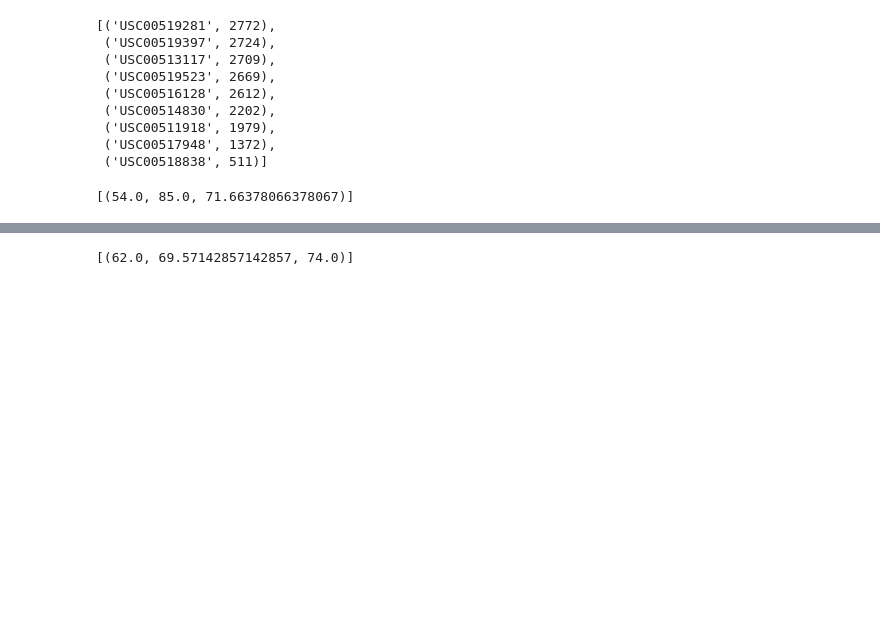
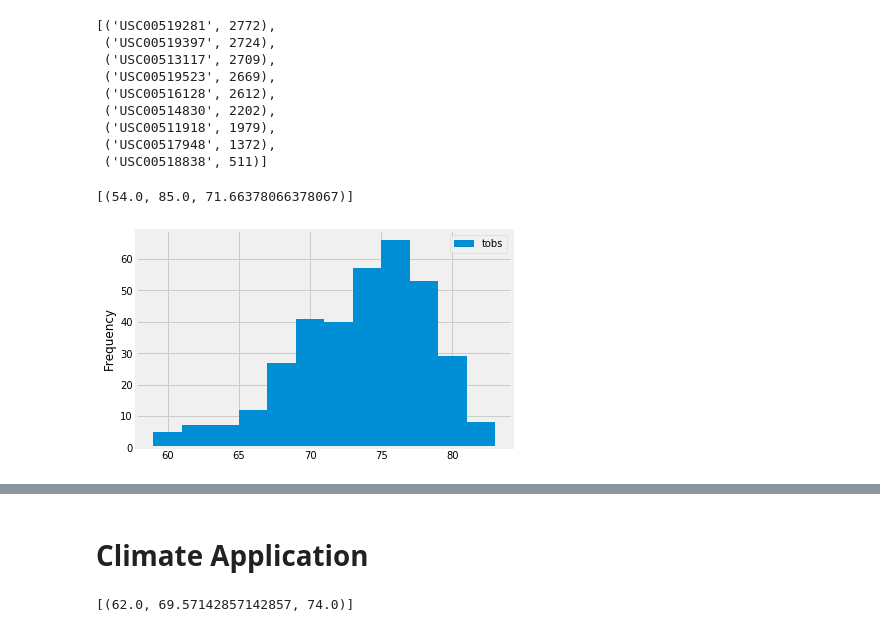
Before and after one commit to jazminhicks/SQLAlchemy-Climate-Analysis, a Jupyter notebook: climate.ipynb, the cells around one changed output, grey strips where cells are left out. Cells and saved outputs as stored; diff of their text form; code cells hidden in the pictures; blank space fills up the shorter version.

Commit message:
station and temp analysis draft done

```diff
--- a/climate.ipynb
+++ b/climate.ipynb
@@ -139,8 +143,19 @@ station_activity
 # %%
 # Choose the station with the highest number of temperature observations.
 # Query the last 12 months of temperature observation data for this station and plot the results as a histogram
+
+temp_obs = session.query(Measurement.tobs).\
+    filter(Measurement.date >= year_ago_str).\
+    filter(Measurement.station == station_activity[0][0]).all()
+
+temp_df = pd.DataFrame(temp_obs)
+temp_df.plot.hist(bins = 12);
+# %% [output]
+[figure, added]
 # %% [markdown]
 ![precipitation](Images/station-histogram.png)
+# %% [markdown]
+# Climate Application
 # %%
 # This function called `calc_temps` will accept start date and end date in the format '%Y-%m-%d'
 # and return the minimum, average, and maximum temperatures for that range of dates
```
Also changed, not shown: parts of 1 cell of this notebook.
